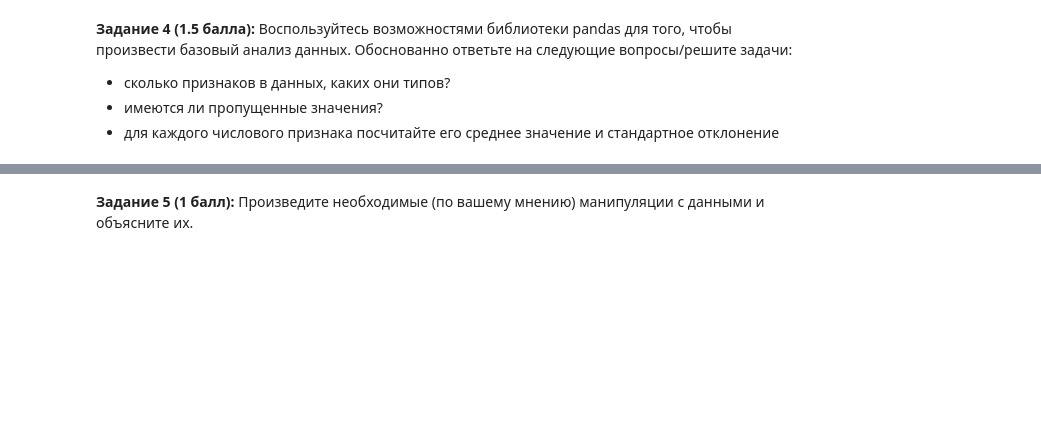
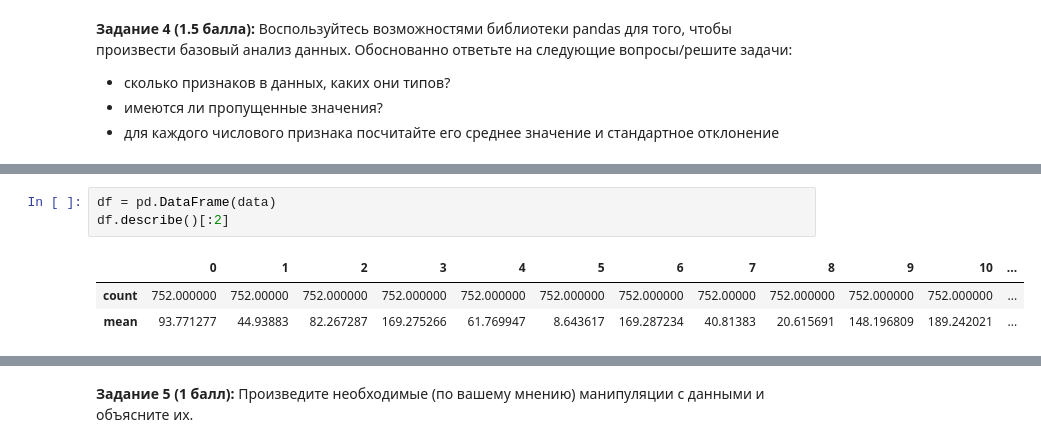
Before and after one commit to dep-810b-studs/mipt-python, a Jupyter notebook: tasks/mipt-python-task-ml.ipynb, the cells around one changed output, grey strips where cells are left out. Drawn from its saved outputs; the diff is of its cells as text; blank space fills up the shorter version.

```diff
--- a/tasks/mipt-python-task-ml.ipynb
+++ b/tasks/mipt-python-task-ml.ipynb
@@ -141,0 +107,7 @@ dtype: object
+# %%
+df = pd.DataFrame(data)
+df.describe()[:2]
+# %% [output]
+|  | 0 | 1 | 2 | 3 | 4 | 5 | 6 | 7 | 8 | 9 | 10 | ... |
+| count | 752.000000 | 752.00000 | 752.000000 | 752.000000 | 752.000000 | 752.000000 | 752.000000 | 752.00000 | 752.000000 | 752.000000 | 752.000000 | ... |
+| mean | 93.771277 | 44.93883 | 82.267287 | 169.275266 | 61.769947 | 8.643617 | 169.287234 | 40.81383 | 20.615691 | 148.196809 | 189.242021 | ... |
```
Also changed, not shown: parts of 5 cells of this notebook.
